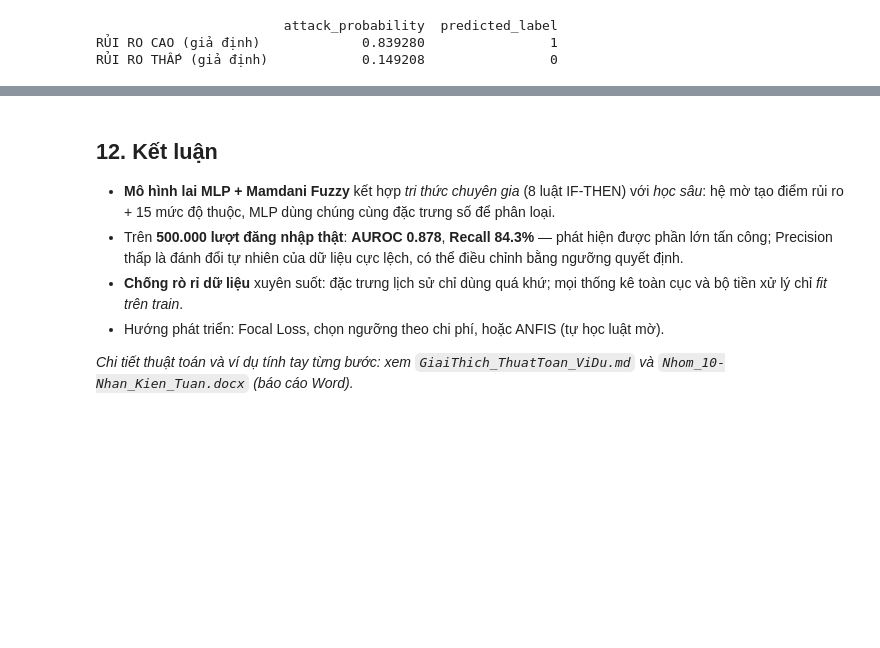
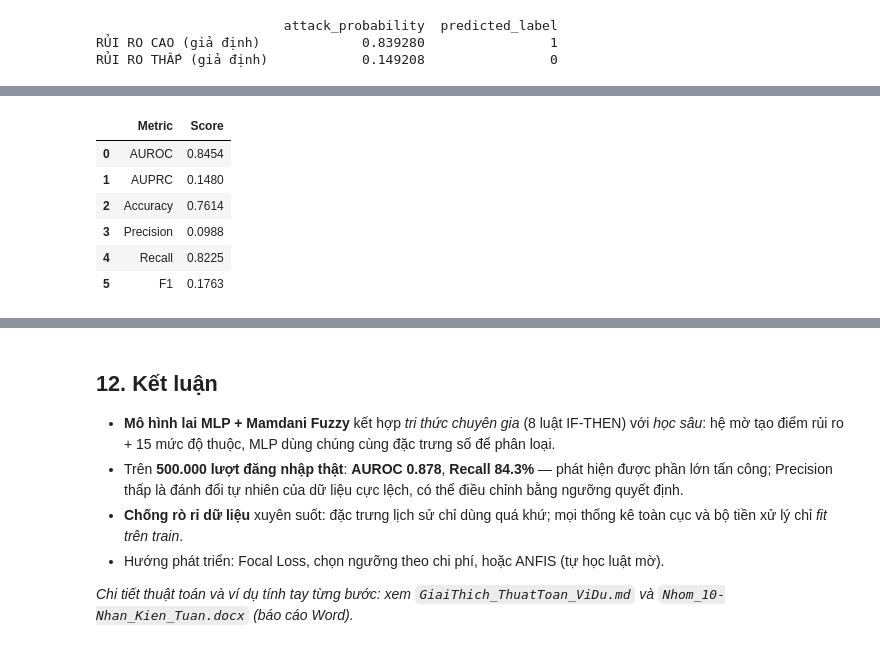
Before and after one commit to 2591317-student/MachineLearningAdvance, a Jupyter notebook: Nhom_10-Nhan_Kien_Tuan.ipynb, the cells around one changed output, grey strips where cells are left out. Cells and saved outputs as stored; diff of their text form; code cells hidden in the pictures; blank space fills up the shorter version.

```diff
--- a/Nhom_10-Nhan_Kien_Tuan.ipynb
+++ b/Nhom_10-Nhan_Kien_Tuan.ipynb
@@ -680,0 +800,16 @@ RỦI RO THẤP (giả định)            0.149208                0
+# %%
+# Đánh giá với threshold=0.5, cùng cách đo với mô hình chính ở Bước 16
+results_nofuzzy = evaluate(model_nofuzzy, X_test_nf, y_test, device_nofuzzy, threshold=0.5)
+
+metrics_nofuzzy_df = pd.DataFrame(
+    {"Metric": METRICS, "Score": [results_nofuzzy[m] for m in METRICS]}
+)
+display(metrics_nofuzzy_df.style.format({"Score": "{:.4f}"}))
+# %% [output]
+|  | Metric | Score |
+| 0 | AUROC | 0.8454 |
+| 1 | AUPRC | 0.1480 |
+| 2 | Accuracy | 0.7614 |
+| 3 | Precision | 0.0988 |
+| 4 | Recall | 0.8225 |
+| 5 | F1 | 0.1763 |
```
Also changed, not shown: parts of 8 cells of this notebook, 2 other files.
